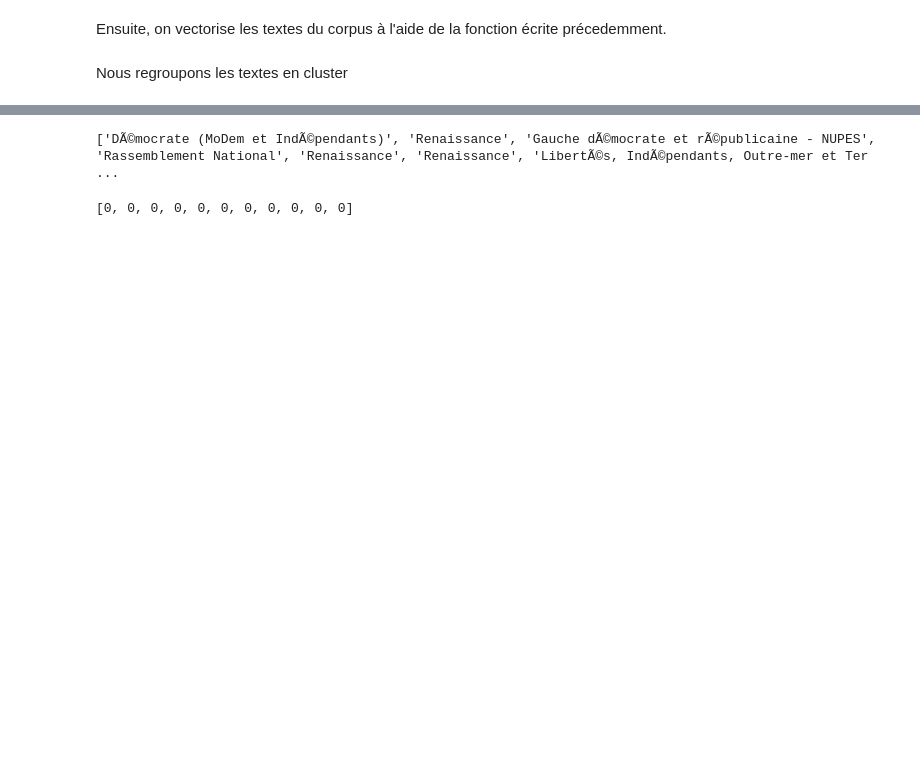
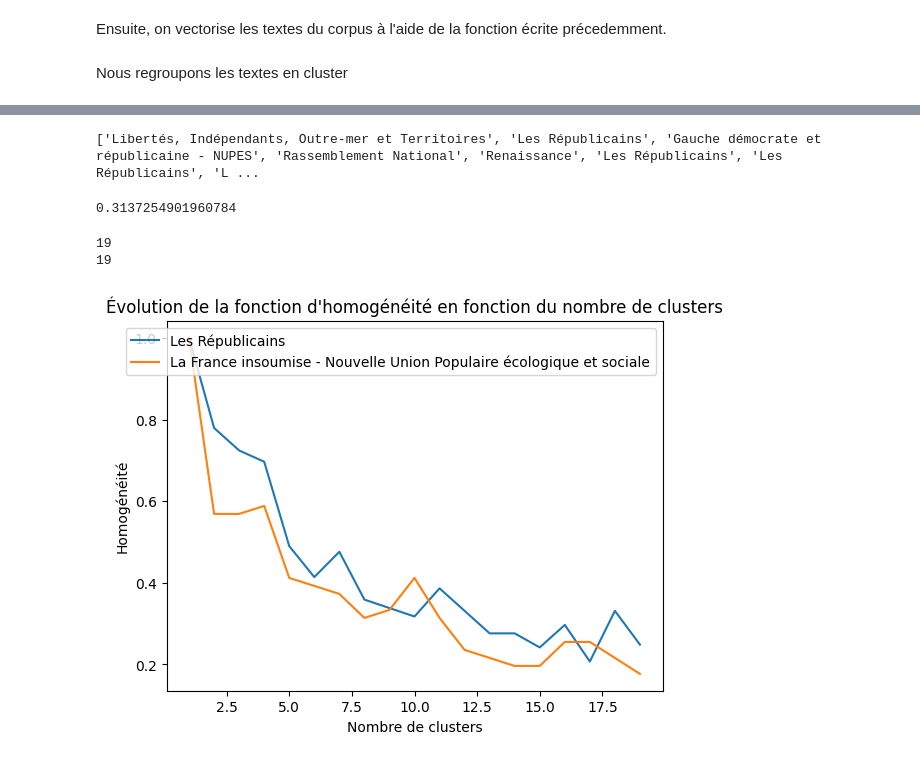
Before and after one commit to jcomperatore/PythonPourLaDataScience, a Jupyter notebook: Analyse thématique/première_analyse_textuelle.ipynb, the cells around one changed output, grey strips where cells are left out. Drawn from its saved outputs; the diff is of its cells as text; code cells hidden in the pictures; blank space fills up the shorter version.

Commit message:
Évoilution de l'homogénéité en fonction du nb de clusters

```diff
--- a/Analyse thématique/première_analyse_textuelle.ipynb
+++ b/Analyse thématique/première_analyse_textuelle.ipynb
@@ -210,7 +210,7 @@ On importe le corpus sous la forme d'un DataFrame panda.
 # %%
 import pandas as pd
 #df_questions = pd.read_csv('C:\\Users\\pourt\\PythonPourLaDataScience\\Datascrapping\\data.csv', encoding='latin-1', sep='|')
-df_questions = pd.read_csv('Data_cleaned.csv', encoding='latin-1', sep='|')
+df_questions = pd.read_csv('Data_cleaned.csv', encoding='utf-8', sep='|')
 print(df_questions.head)
 
 liste=[]
@@ -289,15 +289,15 @@ def groupe_cluster(df,liste_etiquette_cluster,indice_cluster):
 # %%
 print(groupe_cluster(df_questions,etiquettes_clusters_lignes,1))
 # %% [output]
-['DÃ©mocrate (MoDem et IndÃ©pendants)', 'Renaissance', 'Gauche dÃ©mocrate et rÃ©publicaine - NUPES', 'Rassemblement National', 'Renaissance', 'Renaissance', 'LibertÃ©s, IndÃ©pendants, Outre-mer et Ter ...
+['Libertés, Indépendants, Outre-mer et Territoires', 'Les Républicains', 'Gauche démocrate et républicaine - NUPES', 'Rassemblement National', 'Renaissance', 'Les Républicains', 'Les Républicains', 'L ...
 # %%
 def homogeneite_cluster(df,variable,valeur_variable,liste_etiquette_cluster,nb_clusters):
     apparitions_par_cluster=[0 for i in range(nb_clusters)]
     for i in range(len(liste_etiquette_cluster)):
         if df[variable][i]==valeur_variable:
             apparitions_par_cluster[liste_etiquette_cluster[i]]+=1
-    return apparitions_par_cluster
+    return max(apparitions_par_cluster)/sum(apparitions_par_cluster)
 # %%
 homogeneite_cluster(df_questions,'groupe','La France insoumise - Nouvelle Union Populaire écologique et sociale',etiquettes_clusters_lignes,11)
 # %% [output]
-[0, 0, 0, 0, 0, 0, 0, 0, 0, 0, 0]
+0.3137254901960784
@@ -303,0 +350,6 @@ homogeneite_cluster(df_questions,'groupe','La France insoumise - Nouvelle Union
+# %%
+tracer_fonctions(df_questions,'groupe','Les Républicains','La France insoumise - Nouvelle Union Populaire écologique et sociale',20)
+# %% [output]
+19
+19
+[figure, added]
```
Also changed, not shown: parts of 5 cells of this notebook.
